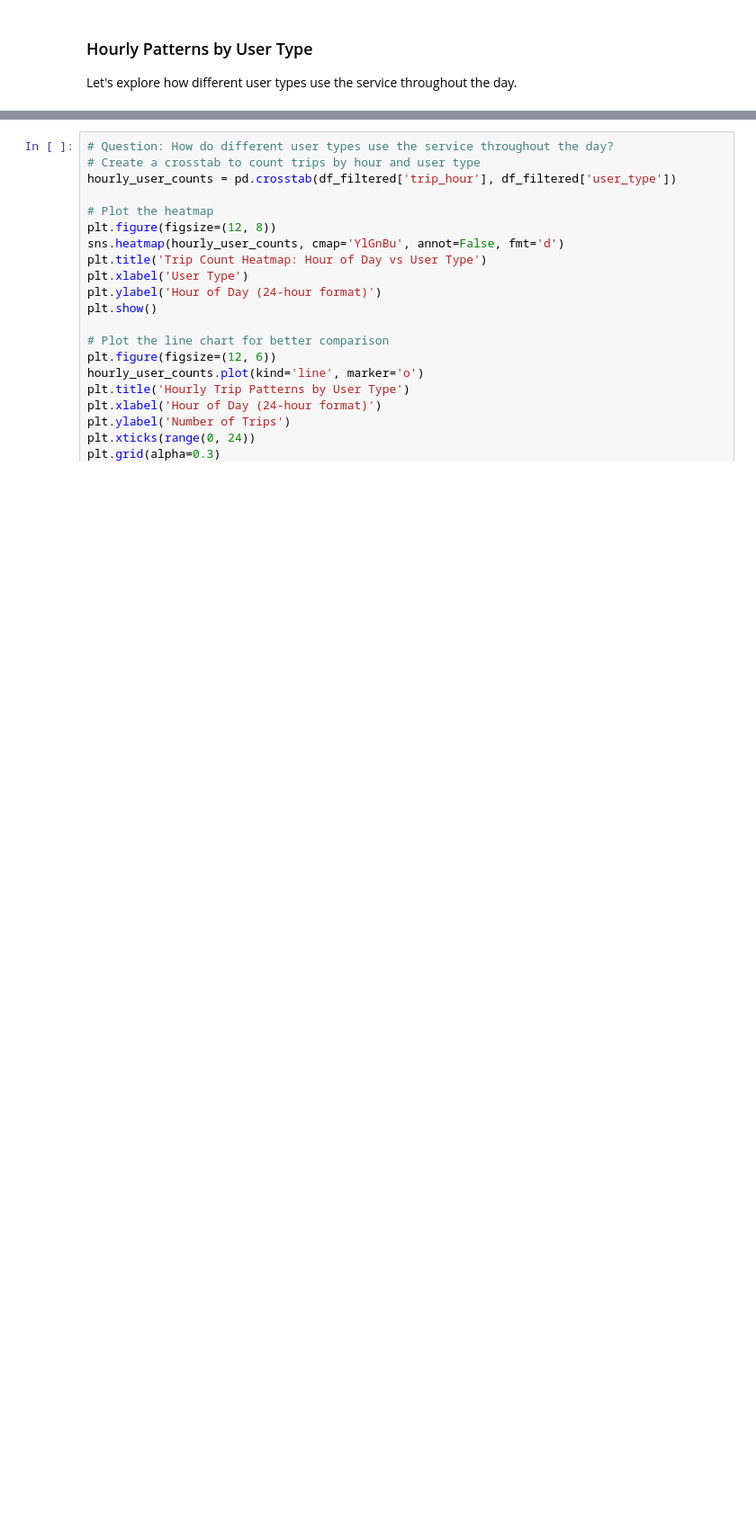
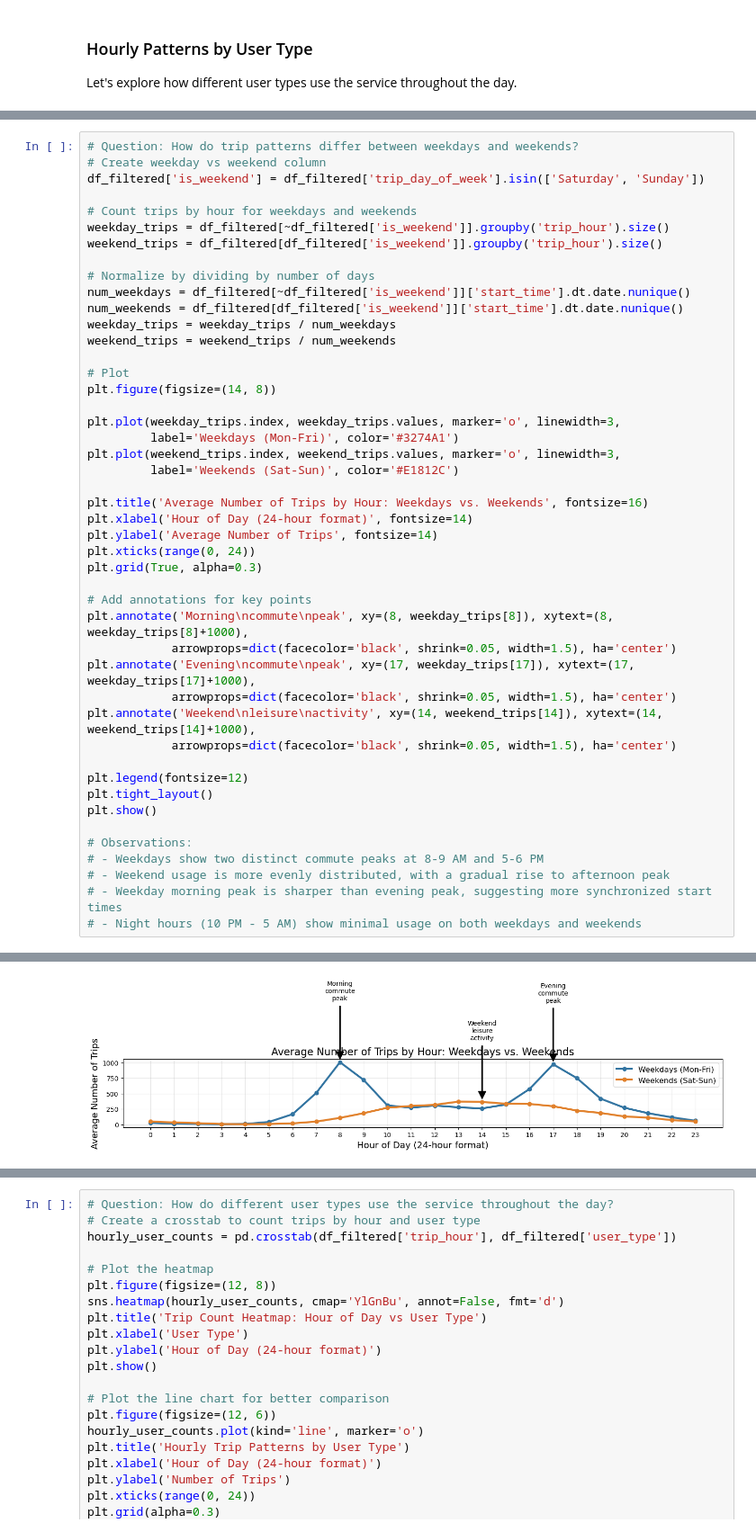
Before and after one commit to AbdalrhmanJuber/Ford-GoBike-System-Data-Analysis-Project, a Jupyter notebook: Part_I_exploration.ipynb, the cells around one changed output, grey strips where cells are left out. Shown at 90% size. Cells and saved outputs as stored; diff of their text form; blank space fills up the shorter version.

```diff
--- a/Part_I_exploration.ipynb
+++ b/Part_I_exploration.ipynb
@@ -356,0 +455,47 @@ Let's explore how different user types use the service throughout the day.
+# %%
+# Question: How do trip patterns differ between weekdays and weekends?
+# Create weekday vs weekend column
+df_filtered['is_weekend'] = df_filtered['trip_day_of_week'].isin(['Saturday', 'Sunday'])
+
+# Count trips by hour for weekdays and weekends
+weekday_trips = df_filtered[~df_filtered['is_weekend']].groupby('trip_hour').size()
+weekend_trips = df_filtered[df_filtered['is_weekend']].groupby('trip_hour').size()
+
+# Normalize by dividing by number of days
+num_weekdays = df_filtered[~df_filtered['is_weekend']]['start_time'].dt.date.nunique()
+num_weekends = df_filtered[df_filtered['is_weekend']]['start_time'].dt.date.nunique()
+weekday_trips = weekday_trips / num_weekdays
+weekend_trips = weekend_trips / num_weekends
+
+# Plot
+plt.figure(figsize=(14, 8))
+
+plt.plot(weekday_trips.index, weekday_trips.values, marker='o', linewidth=3,
+         label='Weekdays (Mon-Fri)', color='#3274A1')
+plt.plot(weekend_trips.index, weekend_trips.values, marker='o', linewidth=3,
+         label='Weekends (Sat-Sun)', color='#E1812C')
+
+plt.title('Average Number of Trips by Hour: Weekdays vs. Weekends', fontsize=16)
+plt.xlabel('Hour of Day (24-hour format)', fontsize=14)
+plt.ylabel('Average Number of Trips', fontsize=14)
+plt.xticks(range(0, 24))
+plt.grid(True, alpha=0.3)
+
+# Add annotations for key points
+plt.annotate('Morning\ncommute\npeak', xy=(8, weekday_trips[8]), xytext=(8, weekday_trips[8]+1000),
+            arrowprops=dict(facecolor='black', shrink=0.05, width=1.5), ha='center')
+plt.annotate('Evening\ncommute\npeak', xy=(17, weekday_trips[17]), xytext=(17, weekday_trips[17]+1000),
+            arrowprops=dict(facecolor='black', shrink=0.05, width=1.5), ha='center')
+plt.annotate('Weekend\nleisure\nactivity', xy=(14, weekend_trips[14]), xytext=(14, weekend_trips[14]+1000),
+            arrowprops=dict(facecolor='black', shrink=0.05, width=1.5), ha='center')
+
+plt.legend(fontsize=12)
+plt.tight_layout()
+plt.show()
+
+# Observations:
+# - Weekdays show two distinct commute peaks at 8-9 AM and 5-6 PM
+# - Weekend usage is more evenly distributed, with a gradual rise to afternoon peak
+# - Weekday morning peak is sharper than evening peak, suggesting more synchronized start times
+# - Night hours (10 PM - 5 AM) show minimal usage on both weekdays and weekends
+# %% [output]
@@ -356,0 +507 @@ Let's explore how different user types use the service throughout the day.
+[figure, added]
```
Also changed, not shown: parts of 21 cells of this notebook, 3 other files.
